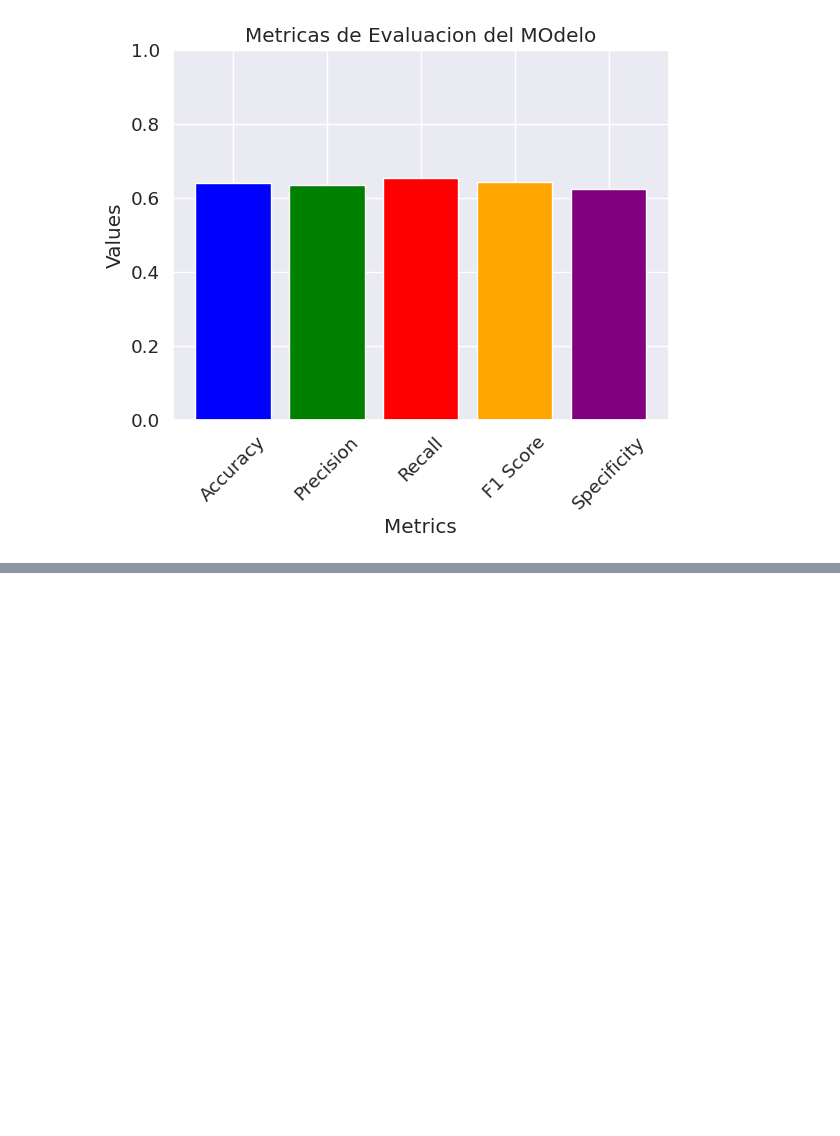
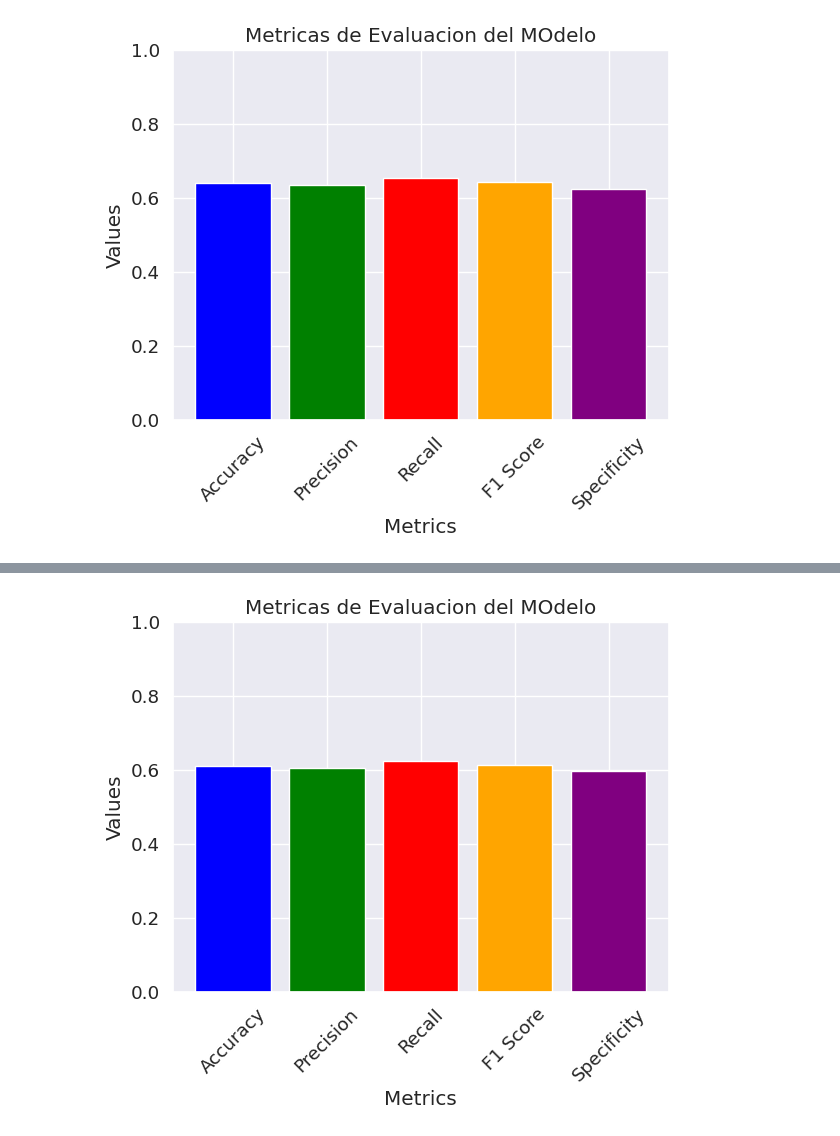
Before and after one commit to MPC139/AI, a Jupyter notebook: Machine Learning with Python/Classification/KNN/KNN_practice_np.ipynb, the cells around one changed output, grey strips where cells are left out. Saved outputs shown, nothing was run; the diff lists cells and outputs as text; code cells hidden in the pictures; blank space fills up the shorter version.

```diff
--- a/Machine Learning with Python/Classification/KNN/KNN_practice_np.ipynb
+++ b/Machine Learning with Python/Classification/KNN/KNN_practice_np.ipynb
@@ -248,0 +364,13 @@ plt.show()
+# %%
+metrics = ['Accuracy', 'Precision', 'Recall', 'F1 Score', 'Specificity']
+values = [accuracy_knn_2, precision_knn_2, recall_knn_2, f1_knn_2, specificity_knn_2]
+
+plt.bar(metrics, values, color=['blue', 'green', 'red', 'orange', 'purple'])
+plt.title('Metricas de Evaluacion del MOdelo')
+plt.xlabel('Metrics')
+plt.ylabel('Values')
+plt.ylim(0,1)  # establecer el rango del eje y de 0 a 1 para las metricas de 0 a 1
+plt.xticks(rotation=45)  # rotar las etiquetas del eje x para mayor claridad
+plt.show()
+# %% [output]
+[figure, added]
```
Also changed, not shown: parts of 18 cells of this notebook.
